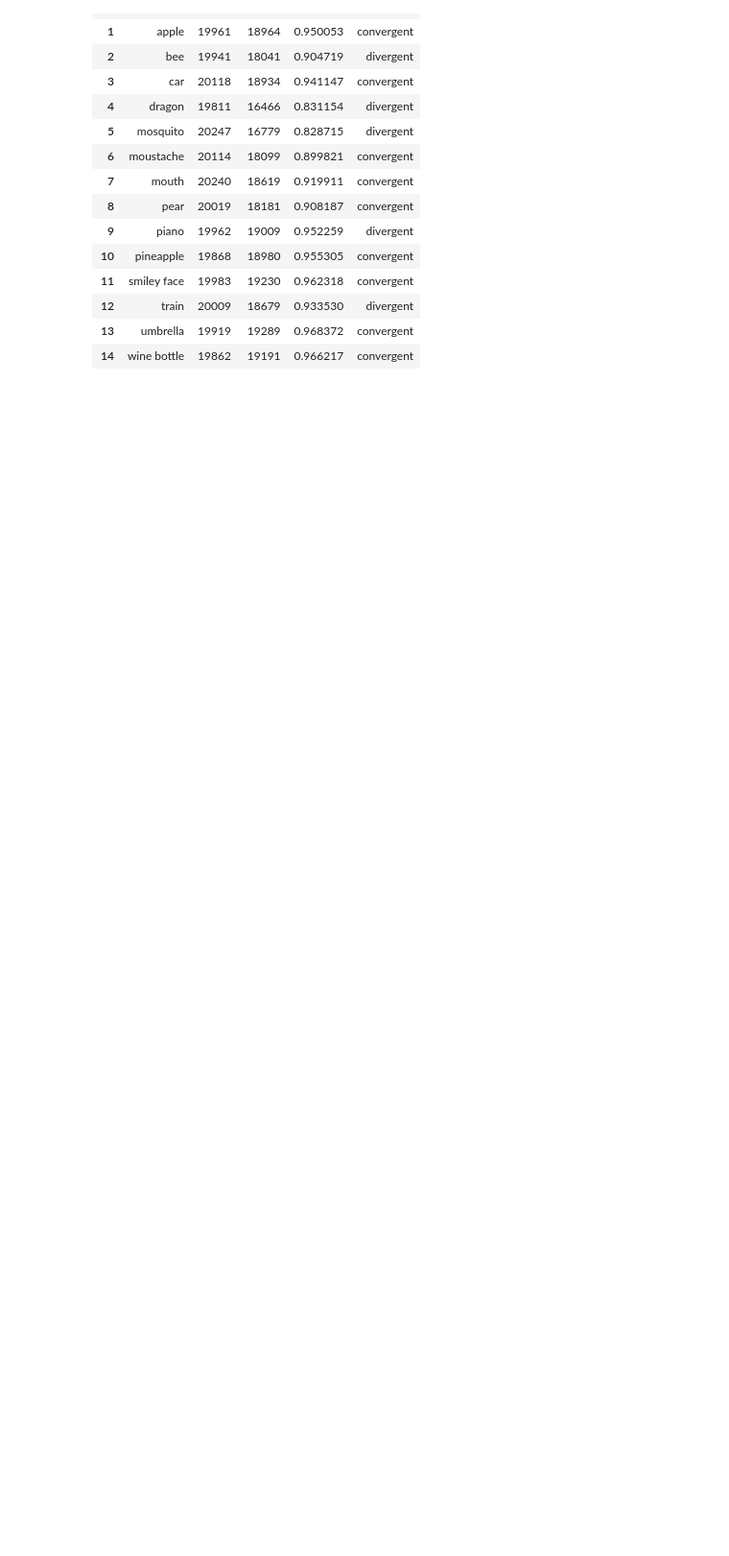
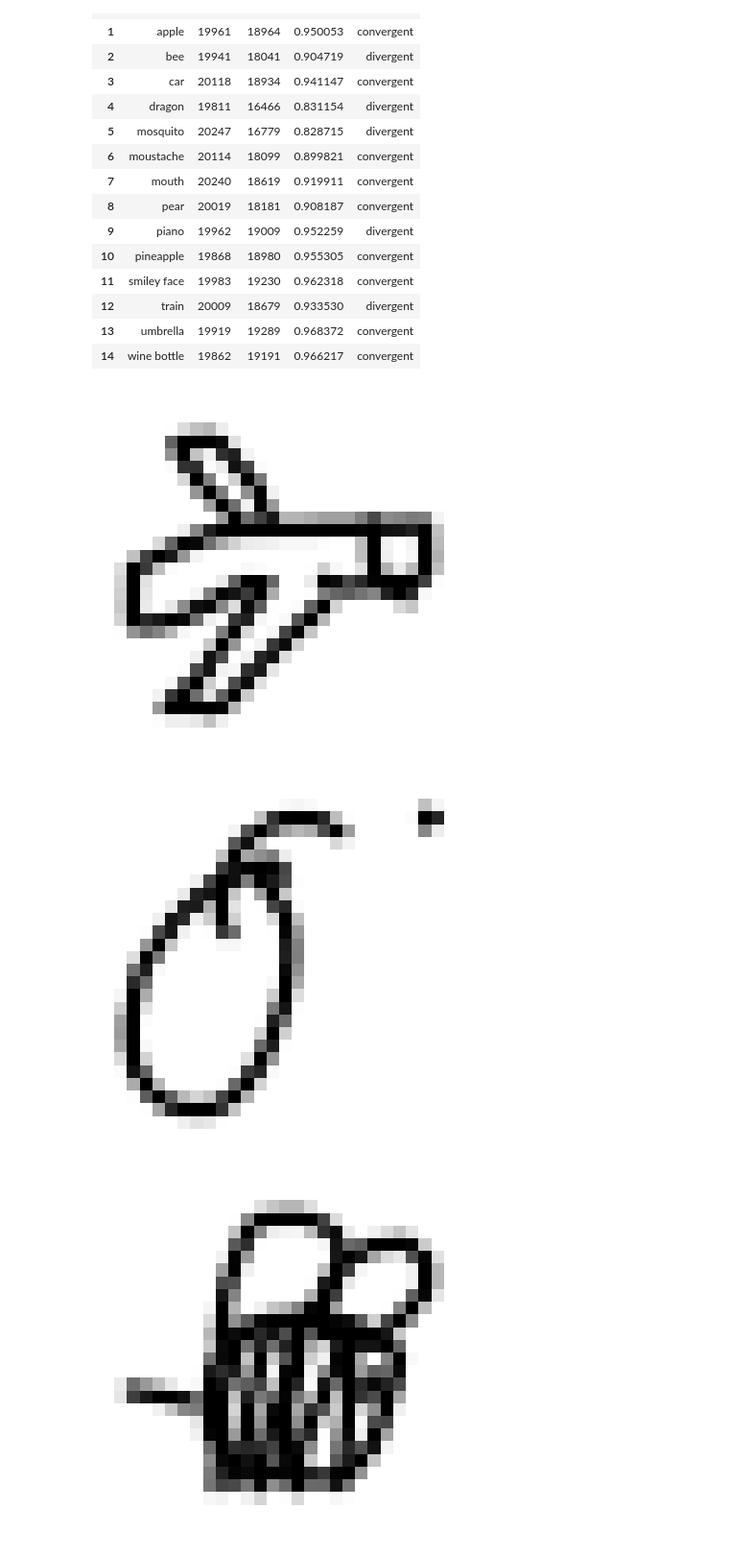
Before and after one commit to moritzdueck/collaiborate, a Jupyter notebook: collaiborate/Evaluation.ipynb, the cells around one changed output. Shown at 96% size. Saved outputs shown, nothing was run; the diff lists cells and outputs as text; code cells hidden in the pictures; blank space fills up the shorter version.

```diff
--- a/collaiborate/Evaluation.ipynb
+++ b/collaiborate/Evaluation.ipynb
@@ -36,8 +44,8 @@ from utils import *
 # given the random seeds and arguments are the same, this "should" give the same train/test split..
 # TODO: find better way to persist train/test split
 
-download_quickdraw_dataset(root="../data/npy", class_names = ['airplane', 'apple', 'wine bottle', 'car', 'mouth', 'pineapple', 'umbrella', 'pear', 'moustache', 'smiley face'] + ['train', 'mosquito', 'bee', 'dragon', 'piano'])
-dataset = QuickDrawDataset(root = "../data/npy", max_items_per_class=100000)
+utils.download_quickdraw_dataset(root="../data/npy", class_names = ['airplane', 'apple', 'wine bottle', 'car', 'mouth', 'pineapple', 'umbrella', 'pear', 'moustache', 'smiley face'] + ['train', 'mosquito', 'bee', 'dragon', 'piano'])
+dataset = utils.QuickDrawDataset(root = "../data/npy", max_items_per_class=100000)
 
 train_ds, val_ds = dataset.split(0.2)
 validation_dataloader = DataLoader(val_ds, batch_size=1, shuffle=False)
@@ -85,7 +93,7 @@ Sequential(
 stats = [{"idx": i, "label": dataset.classes[i], "count": 0, "correct": 0} for i in range(15)]
 
 for i, batch in enumerate(validation_dataloader, 0):
-    x, y = batch
+    x, y, idx = batch
     logits = model(x)
     y_hat = np.argmax(logits.detach().numpy())
 
@@ -132,3 +139,16 @@ df
 | 12 | train | 20009 | 18679 | 0.933530 | divergent |
 | 13 | umbrella | 19919 | 19289 | 0.968372 | convergent |
 | 14 | wine bottle | 19862 | 19191 | 0.966217 | convergent |
+# %%
+indices = [i*100000 for i in range(13)]
+indices = [i + j for j in range(30) for i in indices]
+for idx in indices:
+    plt.figure()
+    plt.imshow(dataset[idx][0].reshape(28,28,1), cmap='Greys')
+    #plt.title(dataset.classes[dataset[idx][1]])
+    plt.axis('off')
+    plt.savefig(dataset.classes[dataset[idx][1]] +  str(idx) + '.png', bbox_inches='tight')
+# %% [output]
+[figure, added]
+[figure, added]
+[figure, added]
```
Also changed, not shown: parts of 47 cells of this notebook, 5 other files.
